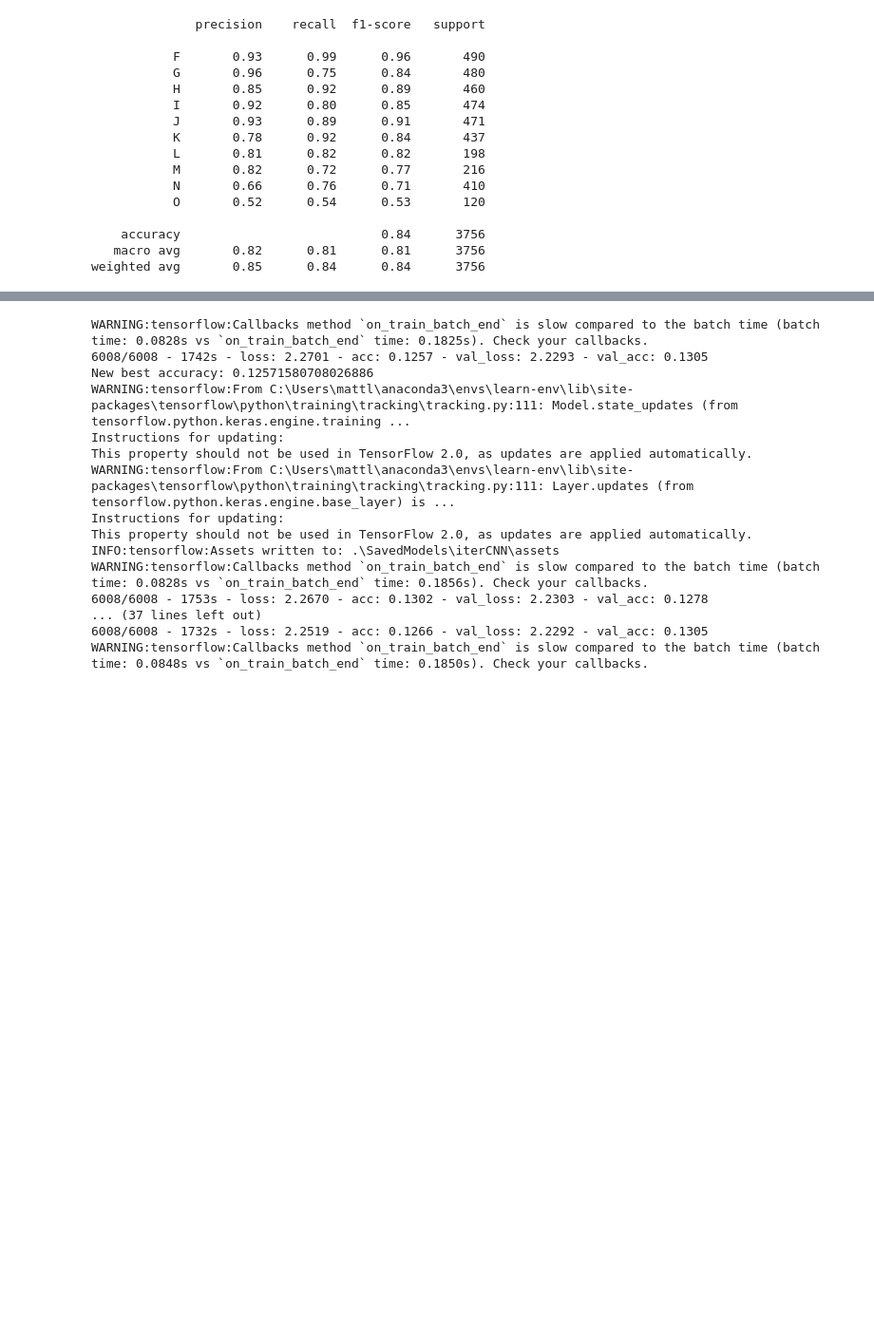
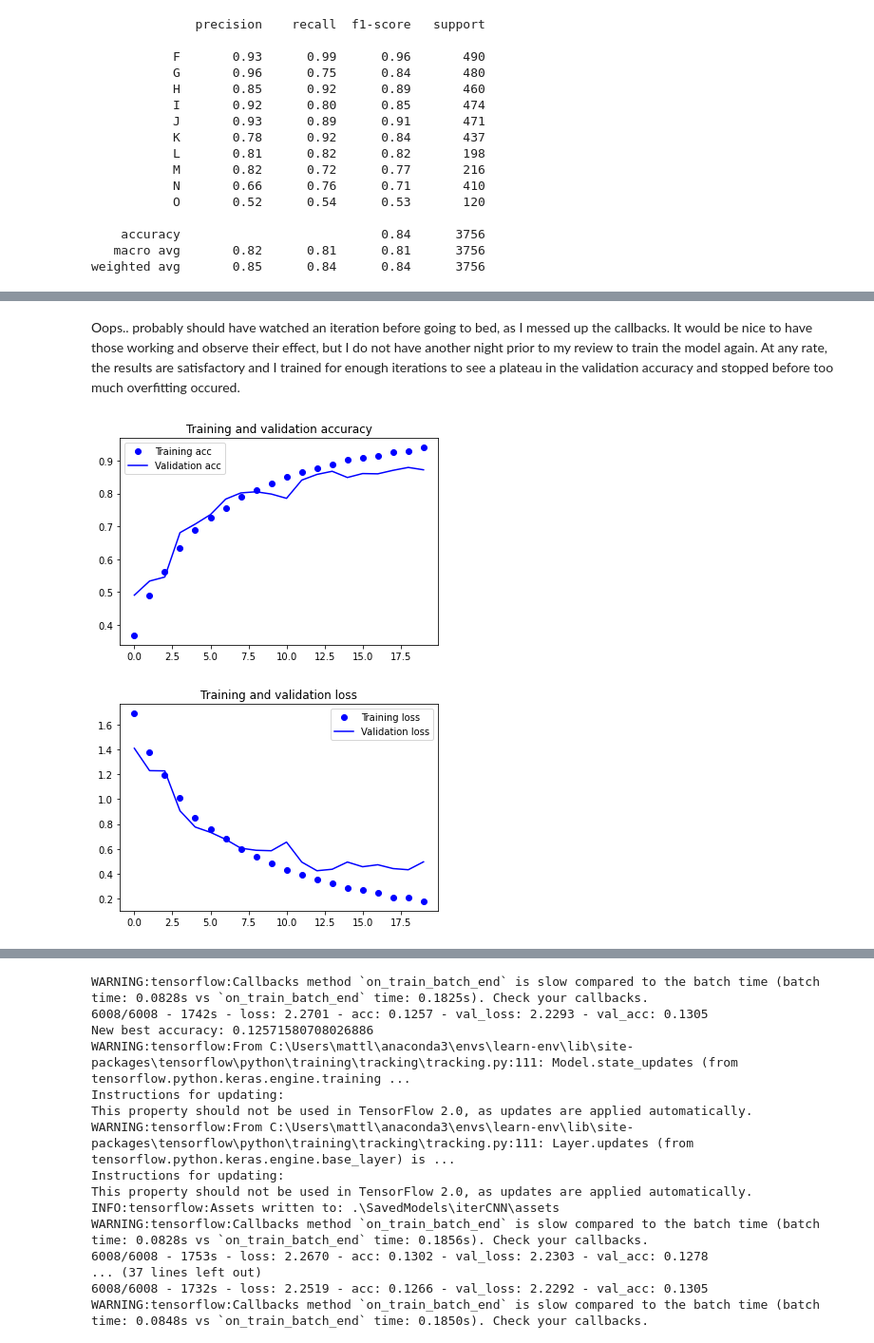
Before and after one commit to mattlegro/SAR-OceanImage-CNN, a Jupyter notebook: CNN_iters.ipynb, the cells around one changed output, grey strips where cells are left out. Shown at 95% size. Cells and saved outputs as stored; diff of their text form; code cells hidden in the pictures; blank space fills up the shorter version.

Commit message:
Finalizing project files, preparing for review.

```diff
--- a/CNN_iters.ipynb
+++ b/CNN_iters.ipynb
@@ -264,0 +320,4 @@ weighted avg       0.85      0.84      0.84      3756
+# %%
+model2.compile(loss='categorical_crossentropy',
+              optimizer=optimizers.SGD(learning_rate=.0001),
+              metrics=['categorical_accuracy'])
@@ -264,0 +366,8 @@ weighted avg       0.85      0.84      0.84      3756
+# %%
+history = model2.fit(train_generator,
+                        steps_per_epoch= 30041//batch_size,
+                        epochs=20,
+                        validation_data=val_generator,
+                        validation_steps= 3756//batch_size,
+                        callbacks = callbacks
+                    )
@@ -264,0 +392,21 @@ weighted avg       0.85      0.84      0.84      3756
+# %% [markdown]
+Oops.. probably should have watched an iteration before going to bed, as I messed up the callbacks. It would be nice to have those working and observe their effect, but I do not have another night prior to my review to train the model again. At any rate, the results are satisfactory and I trained for enough iterations to see a plateau in the validation accuracy and stopped before too much overfitting occured.
+# %%
+acc = history.history['categorical_accuracy']
+val_acc = history.history['val_categorical_accuracy']
+loss = history.history['loss']
+val_loss = history.history['val_loss']
+epochs = range(len(acc))
+plt.plot(epochs, acc, 'bo', label='Training acc')
+plt.plot(epochs, val_acc, 'b', label='Validation acc')
+plt.title('Training and validation accuracy')
+plt.legend()
+plt.figure()
+plt.plot(epochs, loss, 'bo', label='Training loss')
+plt.plot(epochs, val_loss, 'b', label='Validation loss')
+plt.title('Training and validation loss')
+plt.legend()
+plt.show()
+# %% [output]
+[figure, added]
+[figure, added]
```
Also changed, not shown: parts of 35 cells of this notebook, 10 other files.
